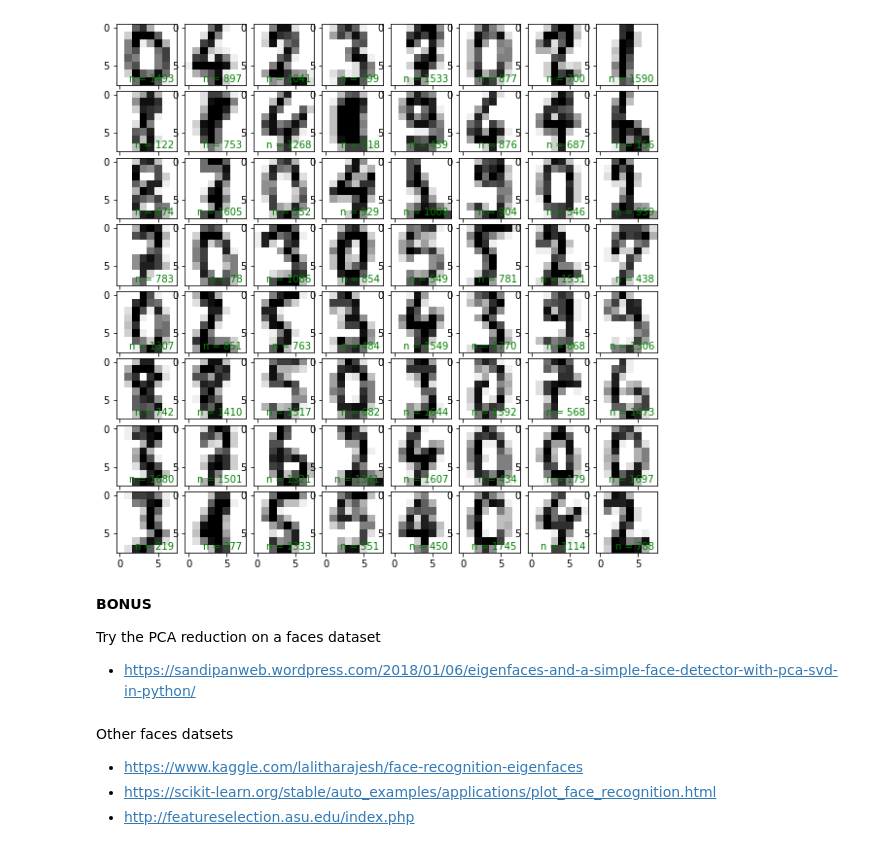
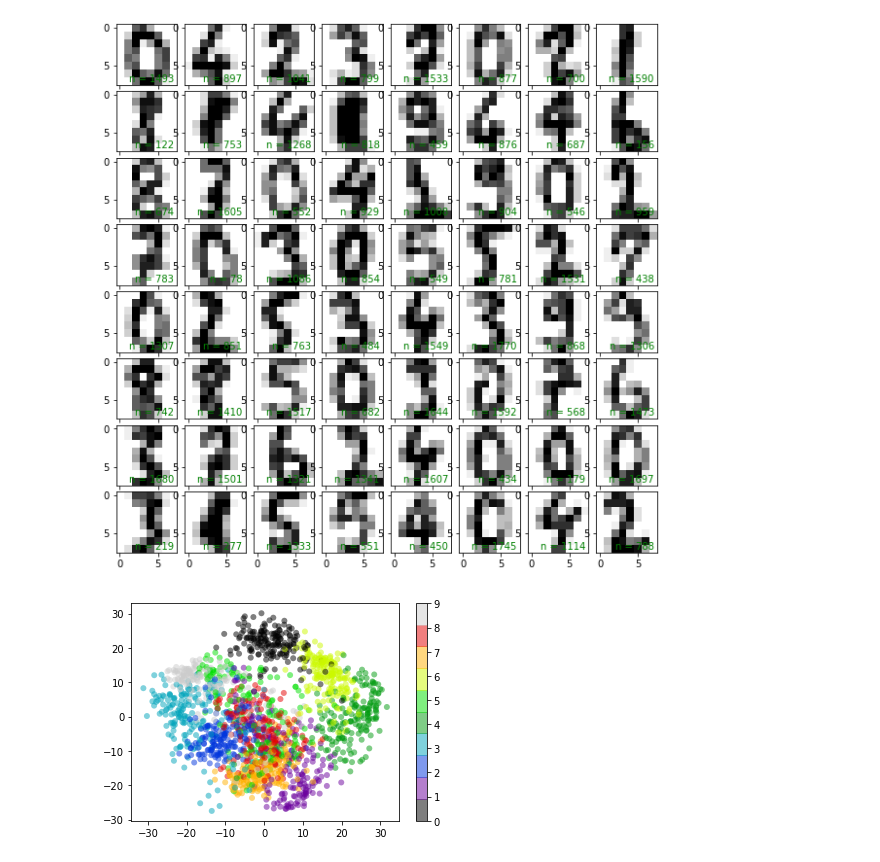
Before and after one commit to samyhaff/DATASIM_TP, a Jupyter notebook: APSTA/TP1/2021-2022-01-APSTA-feature-selection-dim-reduction-sv.ipynb, the cells around one changed output. Saved outputs shown, nothing was run; the diff lists cells and outputs as text; code cells hidden in the pictures.

```diff
--- a/APSTA/TP1/2021-2022-01-APSTA-feature-selection-dim-reduction-sv.ipynb
+++ b/APSTA/TP1/2021-2022-01-APSTA-feature-selection-dim-reduction-sv.ipynb
@@ -627,5 +622,0 @@ Original size (1797, 64)
-# %% [markdown]
-**BONUS**
-
-Try the PCA reduction on a faces dataset
-* https://sandipanweb.wordpress.com/2018/01/06/eigenfaces-and-a-simple-face-detector-with-pca-svd-in-python/
@@ -671,5 +623,18 @@ plt.show()
-# %% [markdown]
-Other faces datsets
-* https://www.kaggle.com/lalitharajesh/face-recognition-eigenfaces
-* https://scikit-learn.org/stable/auto_examples/applications/plot_face_recognition.html
-* http://featureselection.asu.edu/index.php
+# %%
+#b) 2D projection of the images
+
+pca = PCA(n_components=2)
+pca.fit(X)
+
+# print('Explained variance', pca.explained_variance_)
+# print('PCA components\n',pca.components_)
+
+Xproj = pca.transform(X)
+
+plt.scatter(Xproj[:, 0], Xproj[:, 1], c=y, edgecolor='none',
+            alpha=0.5,cmap=plt.cm.get_cmap('nipy_spectral', 10))
+plt.colorbar();
+
+plt.show()
+# %% [output]
+[figure, added]
```
Also changed, not shown: parts of 8 cells of this notebook.
